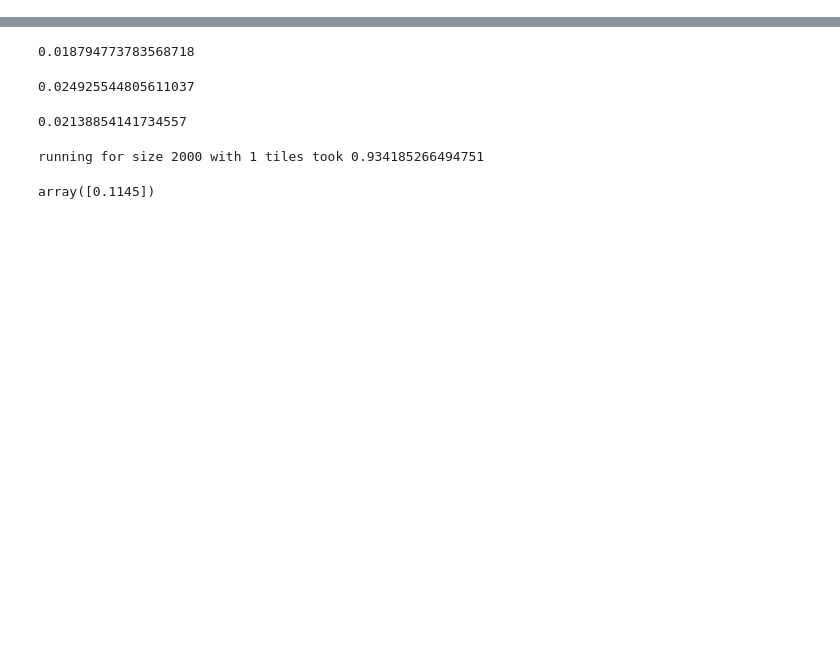
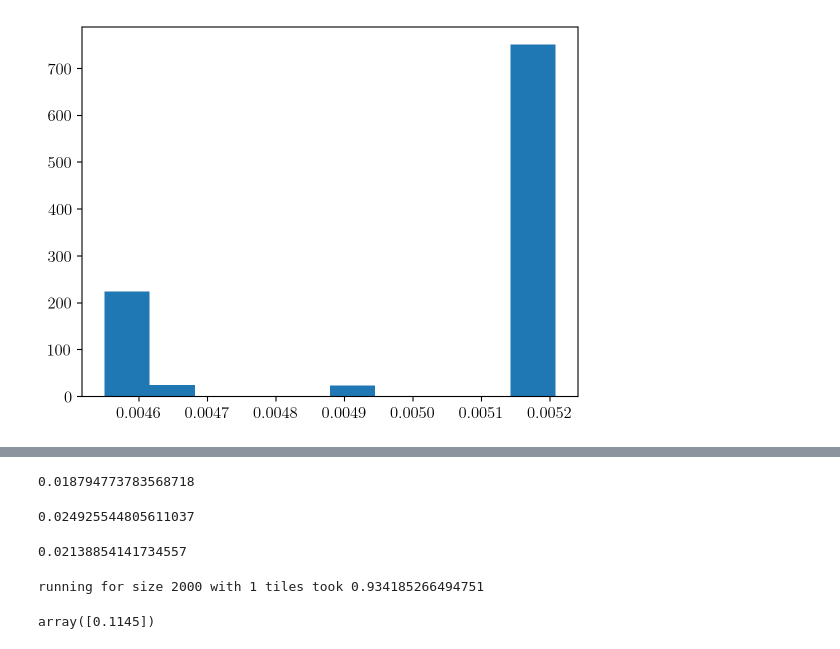
Before and after one commit to Confirm-Solutions/confirmasaurus, a Jupyter notebook: research/adagrid/lewis_ada.ipynb, the cells around one changed output, grey strips where cells are left out. Saved outputs shown, nothing was run; the diff lists cells and outputs as text; code cells hidden in the pictures; blank space fills up the shorter version.

Commit message:
Bootstrap tuning.

```diff
--- a/research/adagrid/lewis_ada.ipynb
+++ b/research/adagrid/lewis_ada.ipynb
@@ -155,0 +172,27 @@ todo[:] = True
+# %%
+batched_sim = lts.grouped_by_sim_size(lei_obj, lts.simv, grid_batch_size)
+
+K = 1000
+
+widx = np.argmin(sim_cvs)
+idxs = np.arange(widx, widx + 1)
+idxs = np.argsort(sim_cvs)[:10*grid_batch_size]
+test_stats, best_arms = batched_sim(sim_sizes[idxs], (g.theta_tiles[idxs],), (unifs,), unifs_order)
+false_test_stats = jnp.where(g.null_truth[np.arange(idxs.shape[0])[:, None], best_arms - 1], test_stats, 3.0)
+_tunev = jax.vmap(lts._tune, in_axes=(0, None, None))
+sim_cv = _tunev(false_test_stats, K, pointwise_target_alpha[idxs])
+# %%
+idxs = np.argsort(sim_cvs)[:grid_batch_size]
+# %%
+bootstrap_sim_cvs = bootstrap_tune_runner(
+    sim_sizes[idxs],
+    pointwise_target_alpha[idxs],
+    g.theta_tiles[idxs],
+    g.null_truth[idxs],
+    unifs,
+    bootstrap_idxs,
+    unifs_order,
+)
+bootstrap_cvs = bootstrap_sim_cvs.min(axis=0)
+overall_cv = bootstrap_cvs[0]
+overall_cv, bootstrap_cvs
@@ -155,0 +206,10 @@ todo[:] = True
+# %%
+
+bootstrap_cv_rej = batched_many_rej(
+    sim_sizes[idxs],
+    (np.tile(bootstrap_cvs[None, :], (idxs.shape[0], 1)),
+    g.theta_tiles[idxs],
+    g.null_truth[idxs],),
+    (unifs[:K],),
+    unifs_order
+)
@@ -155,0 +218,5 @@ todo[:] = True
+# %%
+plt.hist(np.sqrt(bootstrap_cv_rej.var(axis=1)) / K)
+plt.show()
+# %% [output]
+[figure, added]
```
Also changed, not shown: parts of 38 cells of this notebook, 5 other files.
